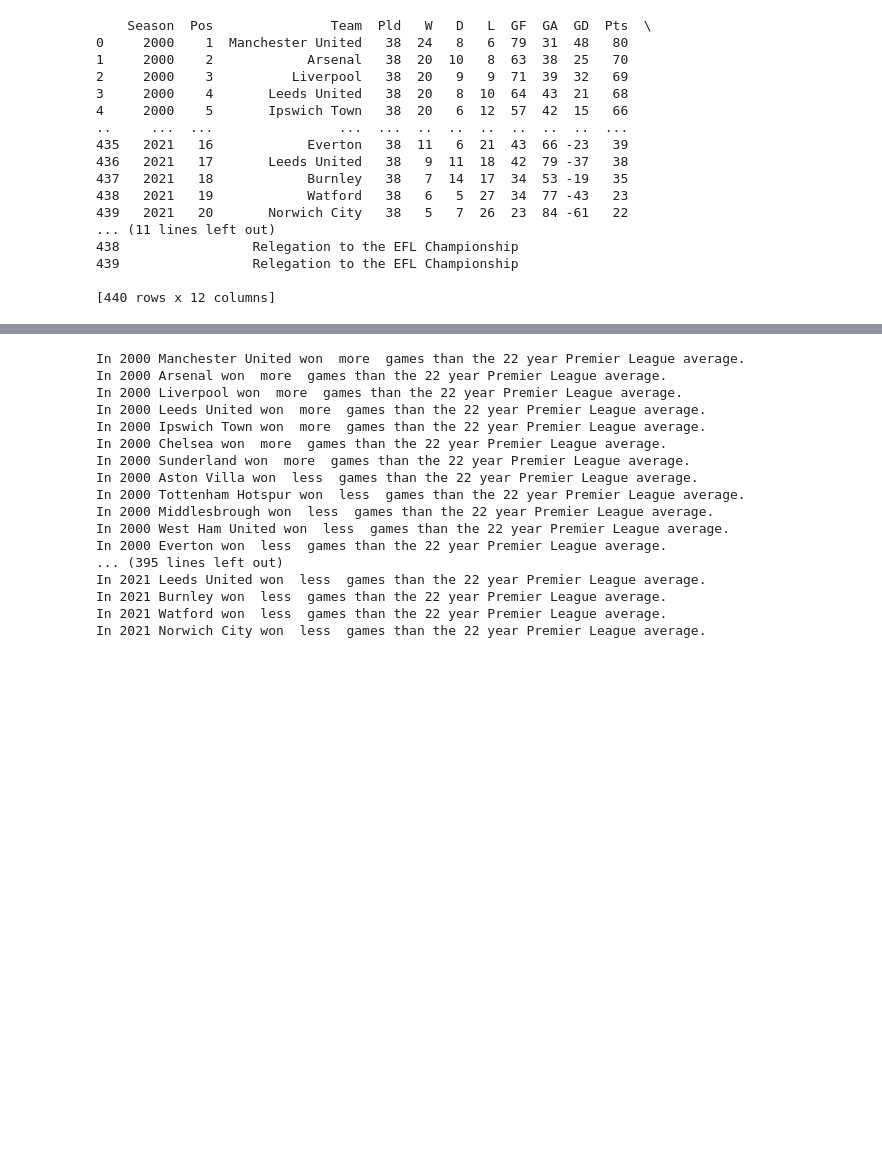
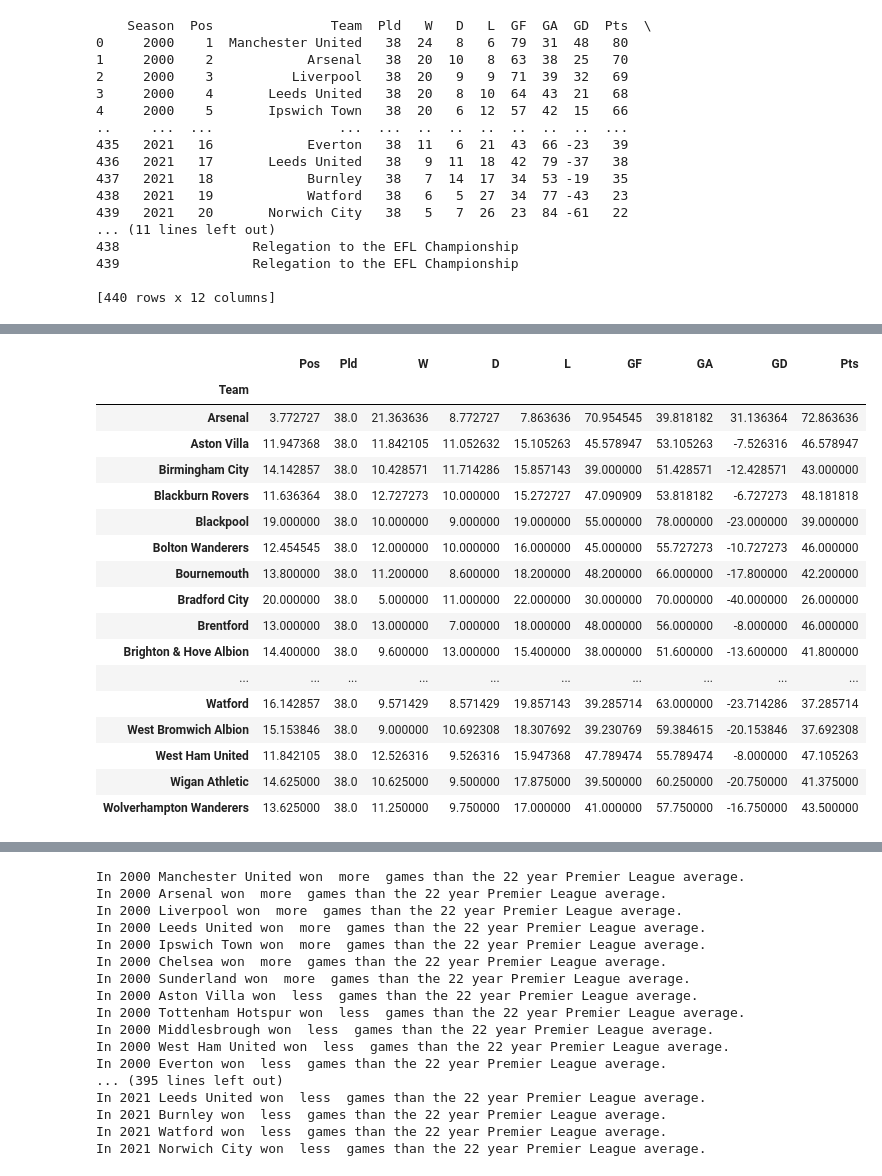
Before and after one commit to conortcahalane/UCDPythonProject, a Jupyter notebook: PremierLeagueAnalysis.ipynb, the cells around one changed output, grey strips where cells are left out. Cells and saved outputs as stored; diff of their text form; code cells hidden in the pictures; blank space fills up the shorter version.

```diff
--- a/PremierLeagueAnalysis.ipynb
+++ b/PremierLeagueAnalysis.ipynb
@@ -317,0 +318,24 @@ PL_Seasons[(PL_Seasons['Season'] <= 2011) & (PL_Seasons['Season'] >= 2008)& (PL_
+# %%
+#Using the .groupby() function we can get the mean of each teams data over the 22 years and present it consisely
+
+Teams_Grouped = PL_Seasons.groupby(["Team"]).mean()
+Teams_Grouped
+# %% [output]
+|  | Pos | Pld | W | D | L | GF | GA | GD | Pts |
+| Team |  |  |  |  |  |  |  |  |  |
+| Arsenal | 3.772727 | 38.0 | 21.363636 | 8.772727 | 7.863636 | 70.954545 | 39.818182 | 31.136364 | 72.863636 |
+| Aston Villa | 11.947368 | 38.0 | 11.842105 | 11.052632 | 15.105263 | 45.578947 | 53.105263 | -7.526316 | 46.578947 |
+| Birmingham City | 14.142857 | 38.0 | 10.428571 | 11.714286 | 15.857143 | 39.000000 | 51.428571 | -12.428571 | 43.000000 |
+| Blackburn Rovers | 11.636364 | 38.0 | 12.727273 | 10.000000 | 15.272727 | 47.090909 | 53.818182 | -6.727273 | 48.181818 |
+| Blackpool | 19.000000 | 38.0 | 10.000000 | 9.000000 | 19.000000 | 55.000000 | 78.000000 | -23.000000 | 39.000000 |
+| Bolton Wanderers | 12.454545 | 38.0 | 12.000000 | 10.000000 | 16.000000 | 45.000000 | 55.727273 | -10.727273 | 46.000000 |
+| Bournemouth | 13.800000 | 38.0 | 11.200000 | 8.600000 | 18.200000 | 48.200000 | 66.000000 | -17.800000 | 42.200000 |
+| Bradford City | 20.000000 | 38.0 | 5.000000 | 11.000000 | 22.000000 | 30.000000 | 70.000000 | -40.000000 | 26.000000 |
+| Brentford | 13.000000 | 38.0 | 13.000000 | 7.000000 | 18.000000 | 48.000000 | 56.000000 | -8.000000 | 46.000000 |
+| Brighton & Hove Albion | 14.400000 | 38.0 | 9.600000 | 13.000000 | 15.400000 | 38.000000 | 51.600000 | -13.600000 | 41.800000 |
+| ... | ... | ... | ... | ... | ... | ... | ... | ... | ... |
+| Watford | 16.142857 | 38.0 | 9.571429 | 8.571429 | 19.857143 | 39.285714 | 63.000000 | -23.714286 | 37.285714 |
+| West Bromwich Albion | 15.153846 | 38.0 | 9.000000 | 10.692308 | 18.307692 | 39.230769 | 59.384615 | -20.153846 | 37.692308 |
+| West Ham United | 11.842105 | 38.0 | 12.526316 | 9.526316 | 15.947368 | 47.789474 | 55.789474 | -8.000000 | 47.105263 |
+| Wigan Athletic | 14.625000 | 38.0 | 10.625000 | 9.500000 | 17.875000 | 39.500000 | 60.250000 | -20.750000 | 41.375000 |
+| Wolverhampton Wanderers | 13.625000 | 38.0 | 11.250000 | 9.750000 | 17.000000 | 41.000000 | 57.750000 | -16.750000 | 43.500000 |
```
Also changed, not shown: parts of 5 cells of this notebook.
